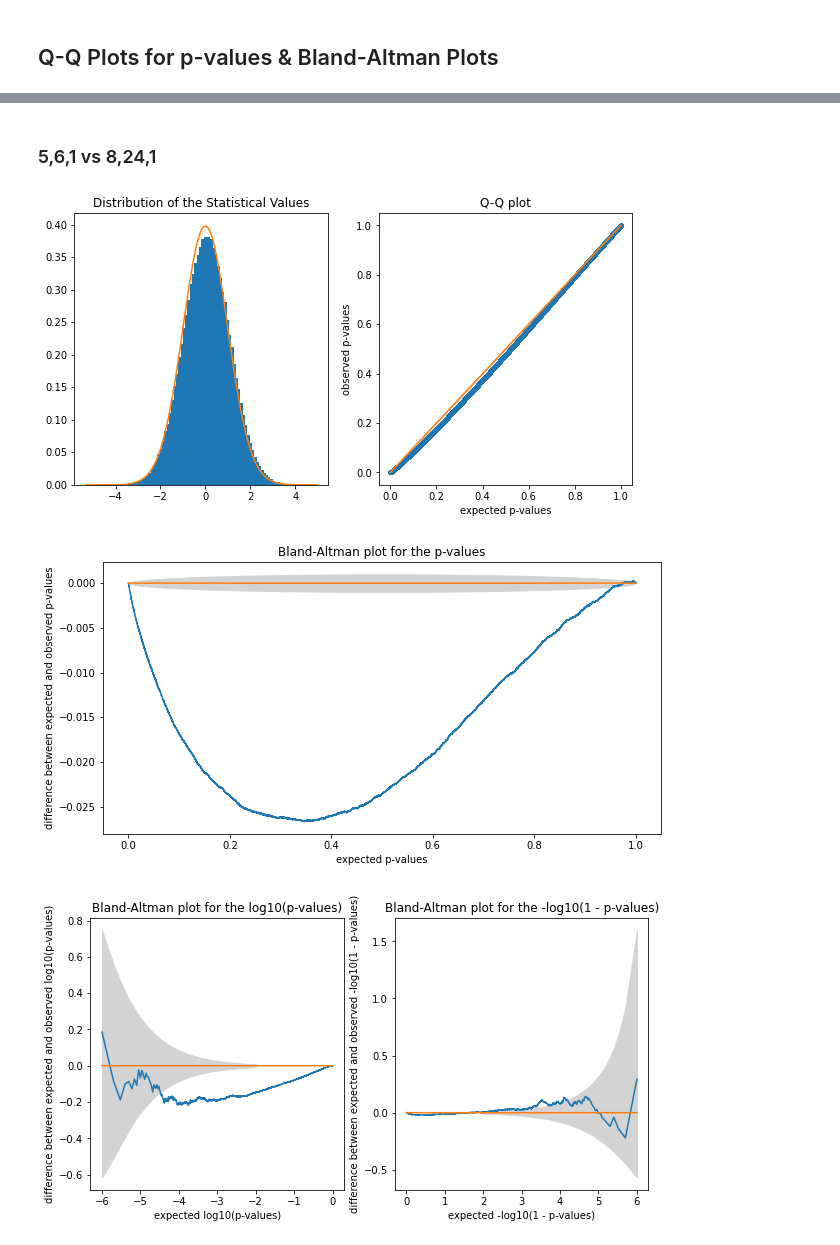
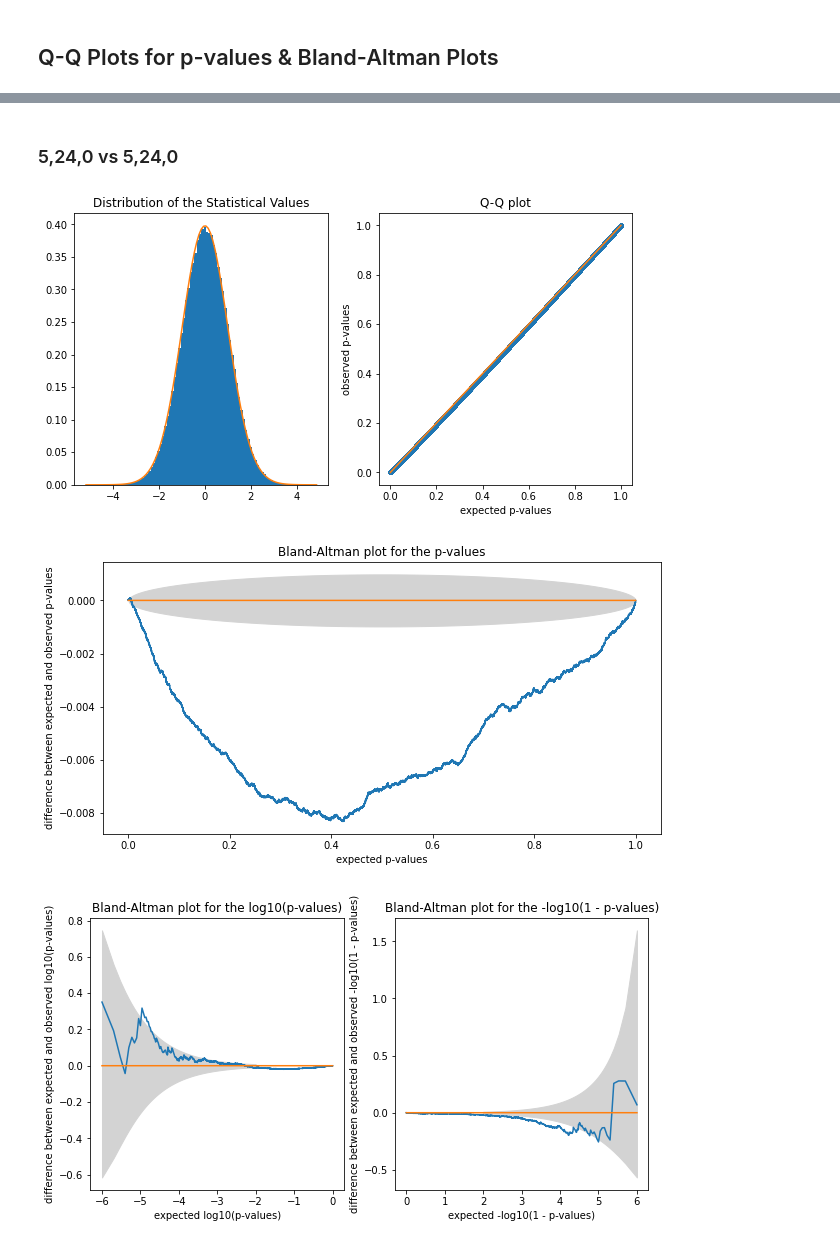
Before and after one commit to xroll174/Correct-Variability-Pipelines, a Jupyter notebook: results/Results.ipynb, the cells around one changed output, grey strips where cells are left out. Cells and saved outputs as stored; diff of their text form; code cells hidden in the pictures.

```diff
--- a/results/Results.ipynb
+++ b/results/Results.ipynb
@@ -425,3 +426,5 @@ Similarly to the first logarithmic function, the $k$ highest expected p-values a
 We performed group analyses with the first group being processed with the canonical pipeline and the second group with a pipeline among a group of twelve pipelines, which we will refer to as : (5,0,0) ; (5,0,1) ; (5,6,0) ; (5,6,1) *(canonical pipeline)* ; (5,24,0) ; (5,24,1) ; (8,0,0) ; (8,0,1) ; (8,6,0) ; (8,6,1) ; (8,24,0) ; (8,24,1).
 # %% [markdown]
 ## Vector definitions
+# %%
+Vect_vox_5240_5240_sample = voxel_concat_sample(5,24,0,5,24,0);
@@ -564,10 +445,10 @@ Bland_Altman_log(Vect_vox_561_8240_sample)
-# %% [markdown]
-### 5,6,1 vs 8,24,1
-# %%
-qqplot_pval(Vect_vox_561_8241_sample,100)
-Bland_Altman(Vect_vox_561_8241_sample)
-Bland_Altman_log(Vect_vox_561_8241_sample)
-# %% [output]
-[figure, removed]
-[figure, removed]
-[figure, removed]
+# %% [markdown]
+### 5,24,0 vs 5,24,0
+# %%
+qqplot_pval(Vect_vox_5240_5240_sample,100)
+Bland_Altman(Vect_vox_5240_5240_sample)
+Bland_Altman_log(Vect_vox_5240_5240_sample)
+# %% [output]
+[figure, added]
+[figure, added]
+[figure, added]
```
Also changed, not shown: parts of 56 cells of this notebook.
